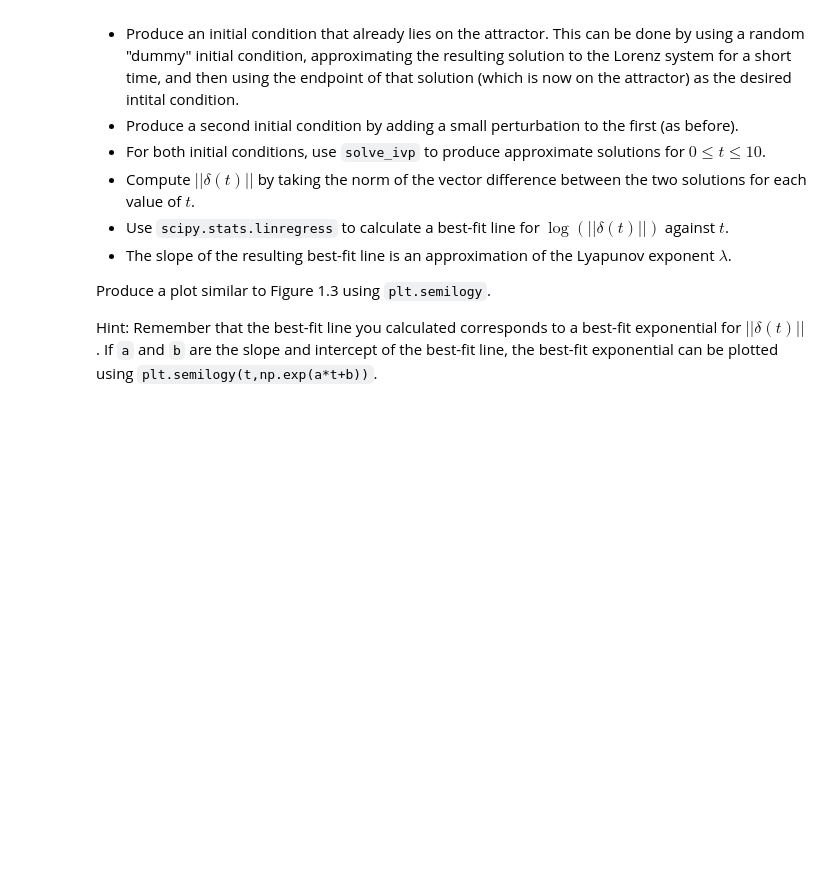
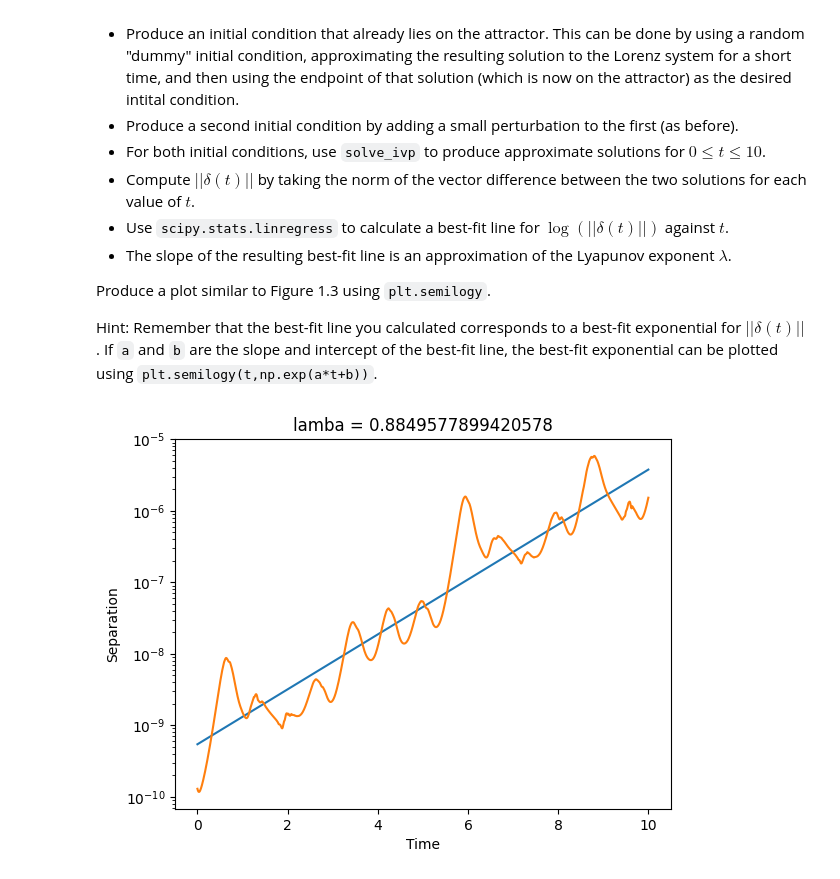
Before and after one commit to sophieggee/model-control, a Jupyter notebook: LorenzEquations/lorenz_equations.ipynb, the cells around one changed output. Saved outputs shown, nothing was run; the diff lists cells and outputs as text; code cells hidden in the pictures; blank space fills up the shorter version.

```diff
--- a/LorenzEquations/lorenz_equations.ipynb
+++ b/LorenzEquations/lorenz_equations.ipynb
@@ -187,3 +220,45 @@ Estimate the Lyapunov exponent of the Lorenz equations by doing the following:
 Produce a plot similar to Figure 1.3 using `plt.semilogy`.
 
 Hint: Remember that the best-fit line you calculated corresponds to a best-fit exponential for $||\delta(t)||$. If `a` and `b` are the slope and intercept of the best-fit line, the best-fit exponential can be plotted using `plt.semilogy(t,np.exp(a*t+b))`.
+# %%
+"""Produce an initial condition that already lies in the attractor. This can be done by using
+a random "dummy" initial condition, approximating the resulting solution to the Lorenz
+system for a short time, and then using the endpoint of that solution (which is now in
+the attractor) as the desired initial condition."""
+#initial conditions
+x0 = np.random.uniform(-15, 15)
+y0 = np.random.uniform(-15, 15)
+z0 = np.random.uniform(-15, 15)
+t = (0, 20)
+
+x = np.array([x0, y0, z0])
+sol = solve_ivp(lorenz, t, x, max_step=0.01)
+range_t = np.linspace(0, 10, 1000)
+x0 = sol.y[:, -1]
+
+# perturb slightly
+x0_1 = x0 + np.random.randn(3) * (1e-10)
+
+t = (0, 10)
+
+# solve the ivp with both initial conditions
+sol_1 = solve_ivp(lorenz, t, x0, t_eval=range_t)
+sol_2 = solve_ivp(lorenz, t, x0_1, t_eval=range_t)
+
+delta = []
+for i in range(1000):
+    delta.append(np.linalg.norm(sol_1.y[:, i] - sol_2.y[:, i]))
+best_fit = linregress(range_t, np.log(delta))
+# print(best_fit)
+
+a = best_fit[0]
+b = best_fit[1]
+plt.semilogy(range_t, np.exp(a*range_t+b))
+logs = [np.log(t) for t in delta]
+plt.semilogy(range_t, delta)
+plt.ylabel("Separation")
+plt.xlabel("Time")
+plt.title(f"lamba = {a}")
+plt.show()
+# %% [output]
+[figure, added]
```
Also changed, not shown: parts of 4 cells of this notebook.
